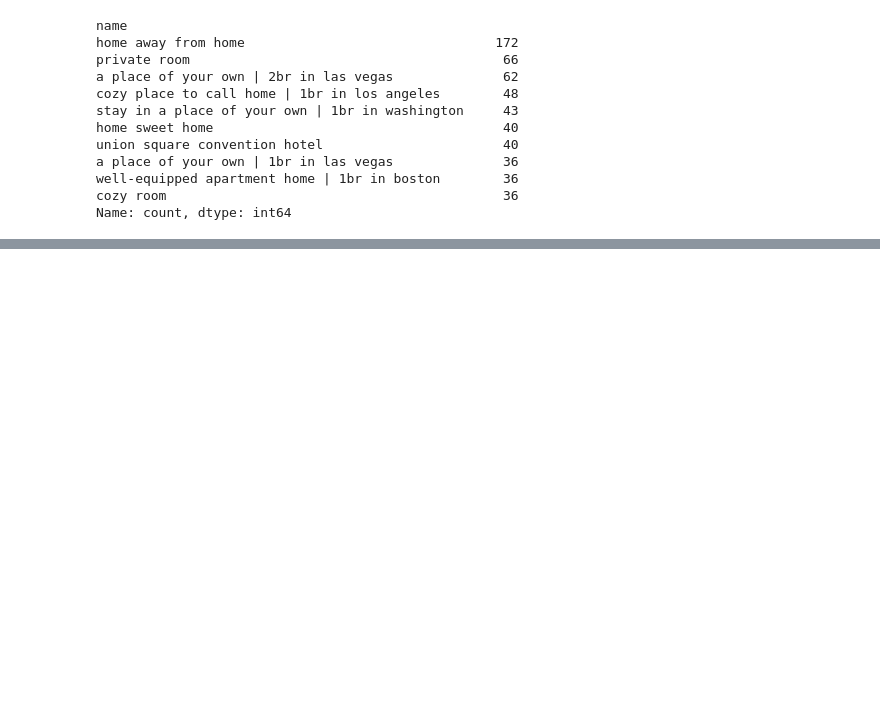
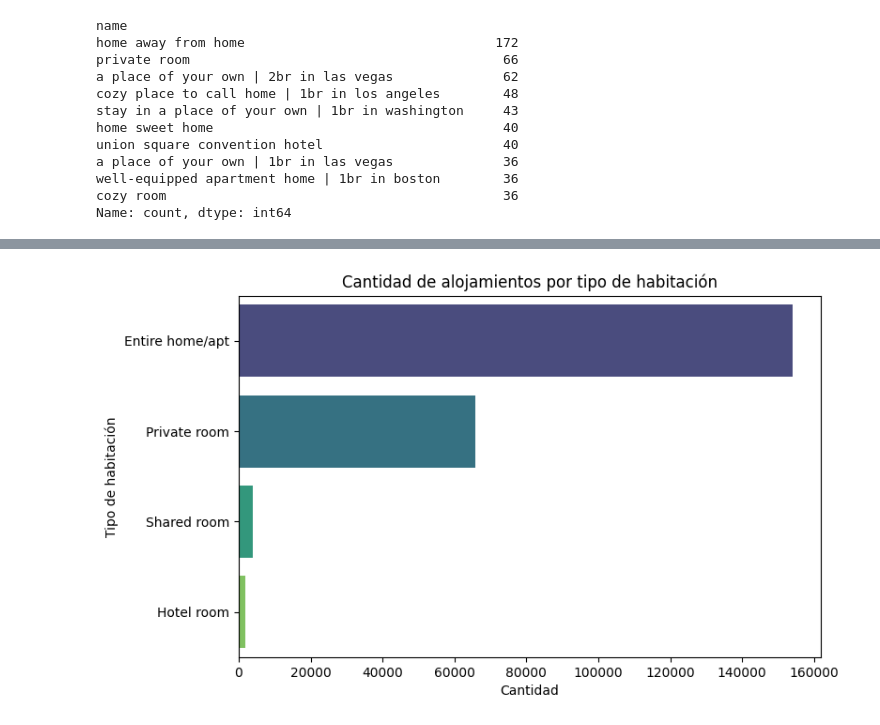
Before and after one commit to HaloReach2552/Proyecto-Data-Science-Airbnb, a Jupyter notebook: proyecto.ipynb, the cells around one changed output, grey strips where cells are left out. Saved outputs shown, nothing was run; the diff lists cells and outputs as text; code cells hidden in the pictures; blank space fills up the shorter version.

```diff
--- a/proyecto.ipynb
+++ b/proyecto.ipynb
@@ -123,0 +167,17 @@ Index(['name', 'host_name', 'neighbourhood_group', 'neighbourhood', 'latitude',
+# %%
+plt.figure(figsize=(8,5))
+
+sns.countplot(
+    data=datos,
+    y="room_type",
+    order=datos["room_type"].value_counts().index,
+    palette="viridis"
+)
+
+plt.title("Cantidad de alojamientos por tipo de habitación")
+plt.xlabel("Cantidad")
+plt.ylabel("Tipo de habitación")
+
+plt.show()
+# %% [output]
+[figure, added]
```
Also changed, not shown: parts of 8 cells of this notebook, 1 other file.
